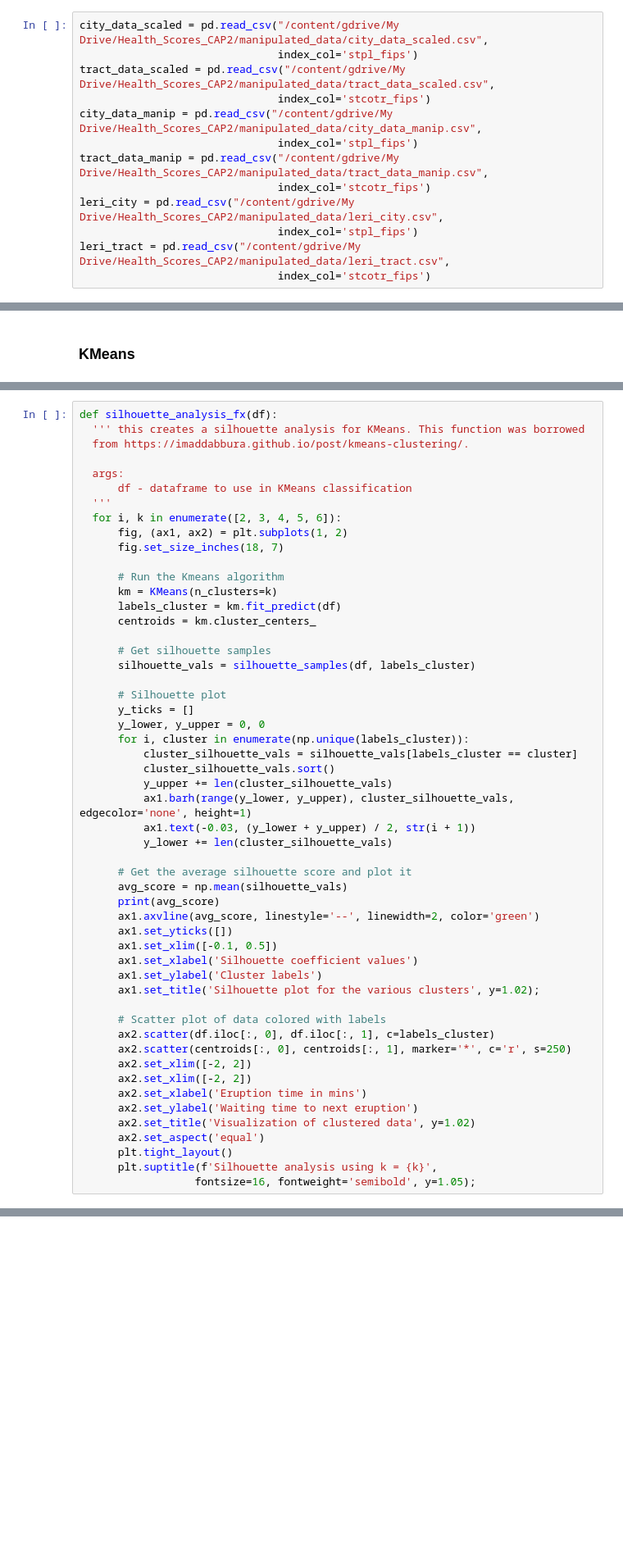
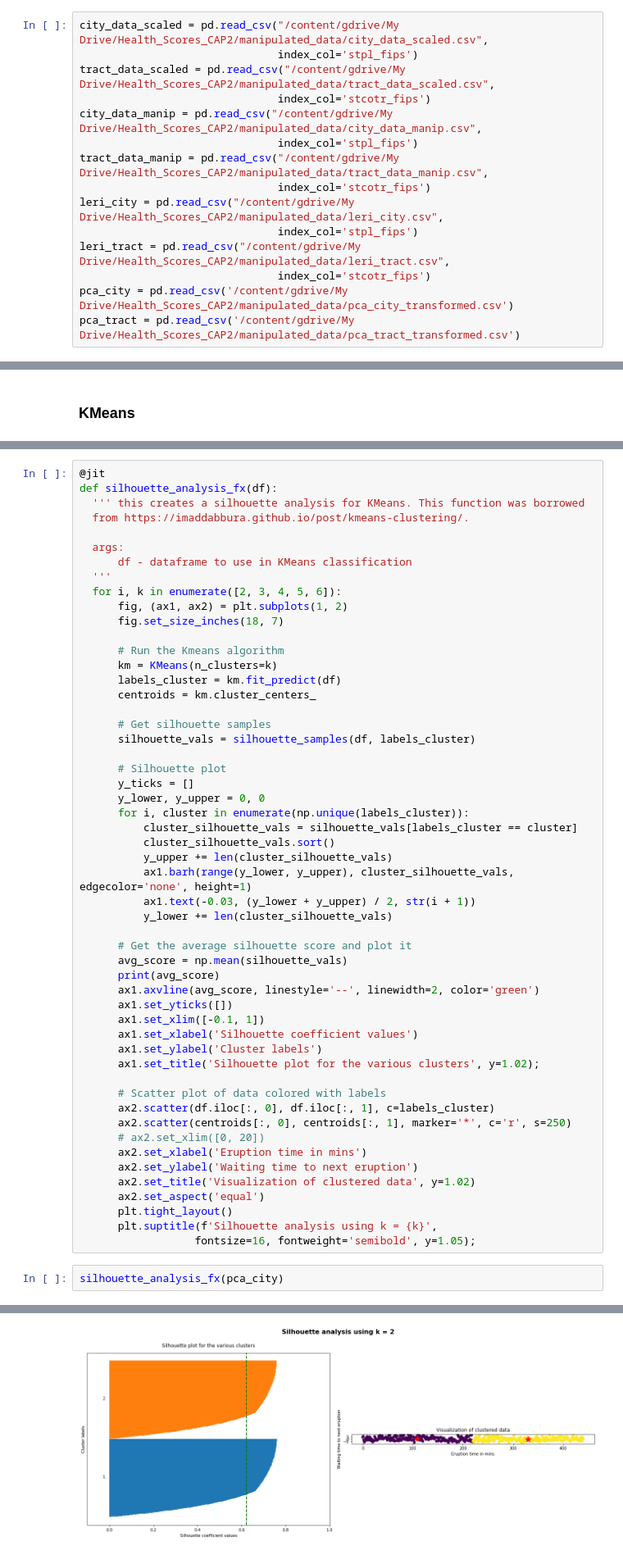
Before and after one commit to lilfetz22/Health_Scores_CAP2, a Jupyter notebook: scripts/Health_Scores_ML.ipynb, the cells around one changed output, grey strips where cells are left out. Shown at 82% size. Saved outputs shown, nothing was run; the diff lists cells and outputs as text; blank space fills up the shorter version.

```diff
--- a/scripts/Health_Scores_ML.ipynb
+++ b/scripts/Health_Scores_ML.ipynb
@@ -64,6 +90,8 @@ leri_city = pd.read_csv("/content/gdrive/My Drive/Health_Scores_CAP2/manipulated
                                index_col='stpl_fips')
 leri_tract = pd.read_csv("/content/gdrive/My Drive/Health_Scores_CAP2/manipulated_data/leri_tract.csv",
                                index_col='stcotr_fips')
+pca_city = pd.read_csv('/content/gdrive/My Drive/Health_Scores_CAP2/manipulated_data/pca_city_transformed.csv')
+pca_tract = pd.read_csv('/content/gdrive/My Drive/Health_Scores_CAP2/manipulated_data/pca_tract_transformed.csv')
 # %% [markdown]
 ## Clustering
 # %% [markdown]
@@ -83,6 +111,7 @@ plt.show()
 # %% [output]
 [figure]
 # %%
+@jit
 def silhouette_analysis_fx(df):
   ''' this creates a silhouette analysis for KMeans. This function was borrowed
   from https://imaddabbura.github.io/post/kmeans-clustering/.
@@ -118,7 +147,7 @@ def silhouette_analysis_fx(df):
       print(avg_score)
       ax1.axvline(avg_score, linestyle='--', linewidth=2, color='green')
       ax1.set_yticks([])
-      ax1.set_xlim([-0.1, 0.5])
+      ax1.set_xlim([-0.1, 1])
       ax1.set_xlabel('Silhouette coefficient values')
       ax1.set_ylabel('Cluster labels')
       ax1.set_title('Silhouette plot for the various clusters', y=1.02);
@@ -126,8 +155,7 @@ def silhouette_analysis_fx(df):
       # Scatter plot of data colored with labels
       ax2.scatter(df.iloc[:, 0], df.iloc[:, 1], c=labels_cluster)
       ax2.scatter(centroids[:, 0], centroids[:, 1], marker='*', c='r', s=250)
-      ax2.set_xlim([-2, 2])
-      ax2.set_xlim([-2, 2])
+      # ax2.set_xlim([0, 20])
       ax2.set_xlabel('Eruption time in mins')
       ax2.set_ylabel('Waiting time to next eruption')
       ax2.set_title('Visualization of clustered data', y=1.02)
@@ -135,3 +163,6 @@ def silhouette_analysis_fx(df):
       plt.tight_layout()
       plt.suptitle(f'Silhouette analysis using k = {k}',
                   fontsize=16, fontweight='semibold', y=1.05);
+# %%
+silhouette_analysis_fx(pca_city)
+# %% [output]
@@ -137,0 +174 @@ def silhouette_analysis_fx(df):
+[figure, added]
```
Also changed, not shown: parts of 22 cells of this notebook.
